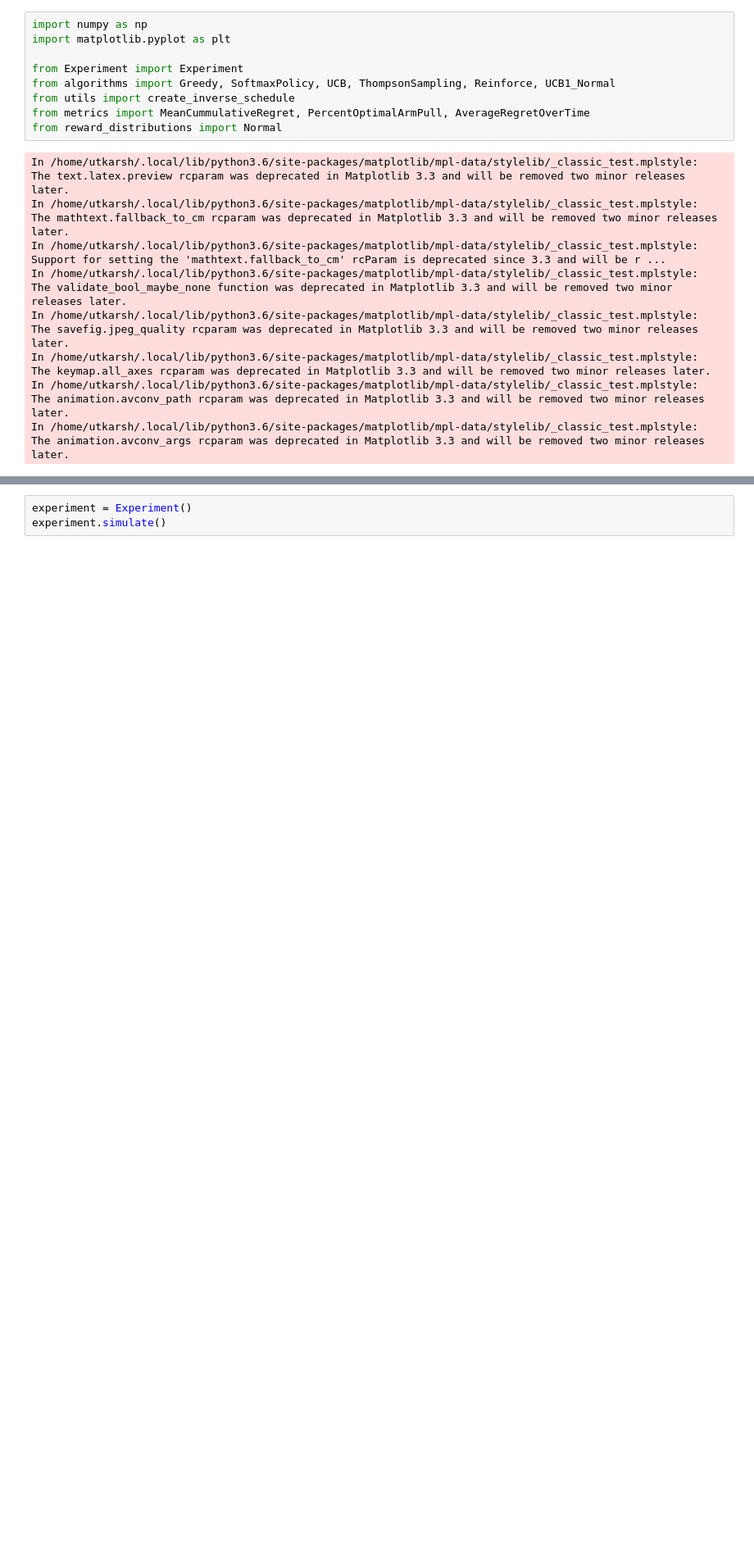
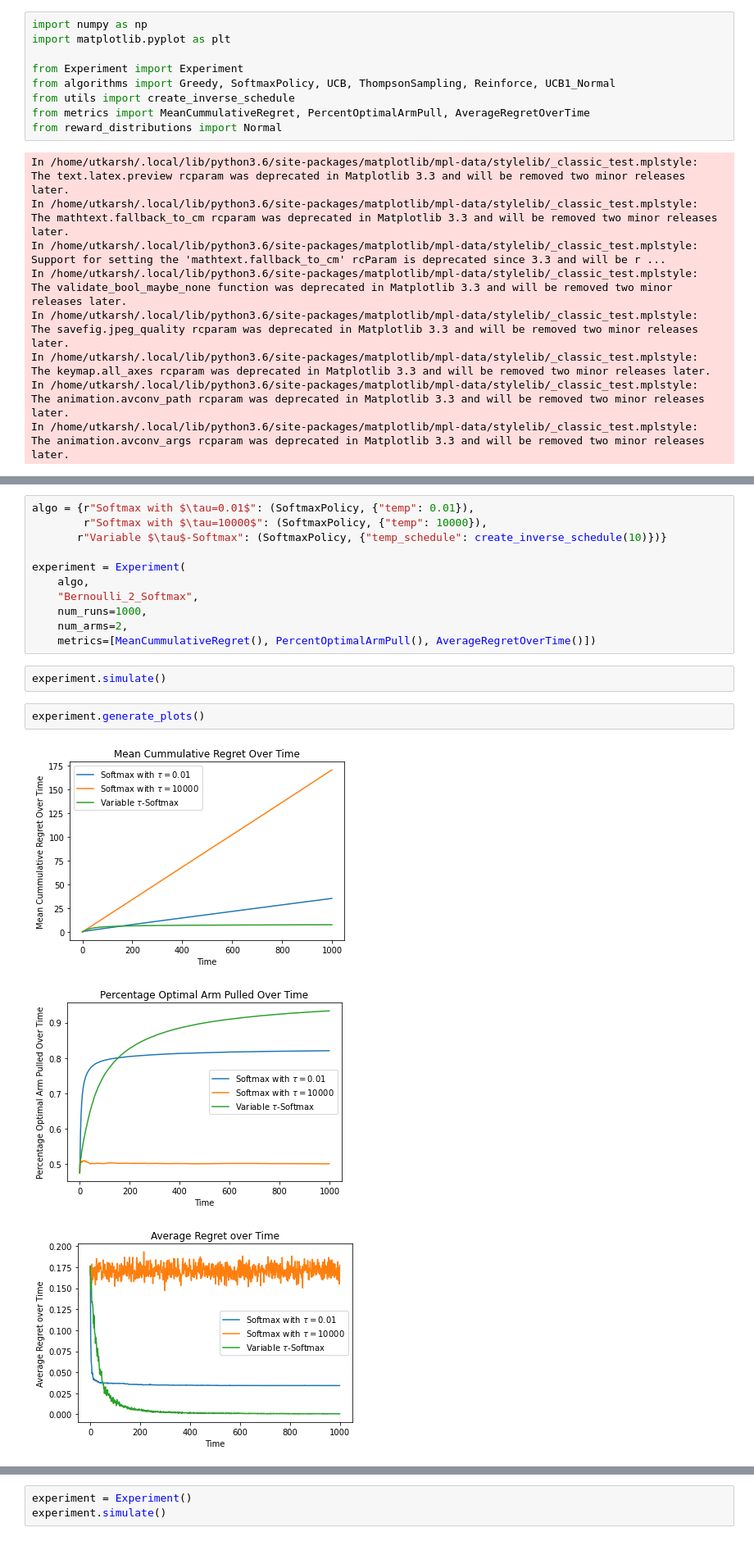
Before and after one commit to Utkarshp1/CS-414-Reinforcement-Learning, a Jupyter notebook: Multi-Armed Bandits/src/Untitled.ipynb, the cells around one changed output, grey strips where cells are left out. Shown at 82% size. Saved outputs shown, nothing was run; the diff lists cells and outputs as text; blank space fills up the shorter version.

```diff
--- a/Multi-Armed Bandits/src/Untitled.ipynb
+++ b/Multi-Armed Bandits/src/Untitled.ipynb
@@ -25,0 +55,19 @@ The animation.avconv_args rcparam was deprecated in Matplotlib 3.3 and will be r
+# %%
+algo = {r"Softmax with $\tau=0.01$": (SoftmaxPolicy, {"temp": 0.01}),
+        r"Softmax with $\tau=10000$": (SoftmaxPolicy, {"temp": 10000}),
+       r"Variable $\tau$-Softmax": (SoftmaxPolicy, {"temp_schedule": create_inverse_schedule(10)})}
+
+experiment = Experiment(
+    algo,
+    "Bernoulli_2_Softmax",
+    num_runs=1000,
+    num_arms=2,
+    metrics=[MeanCummulativeRegret(), PercentOptimalArmPull(), AverageRegretOverTime()])
+# %%
+experiment.simulate()
+# %%
+experiment.generate_plots()
+# %% [output]
+[figure, added]
+[figure, added]
+[figure, added]
```
Also changed, not shown: parts of 27 cells of this notebook, 30 other files.
